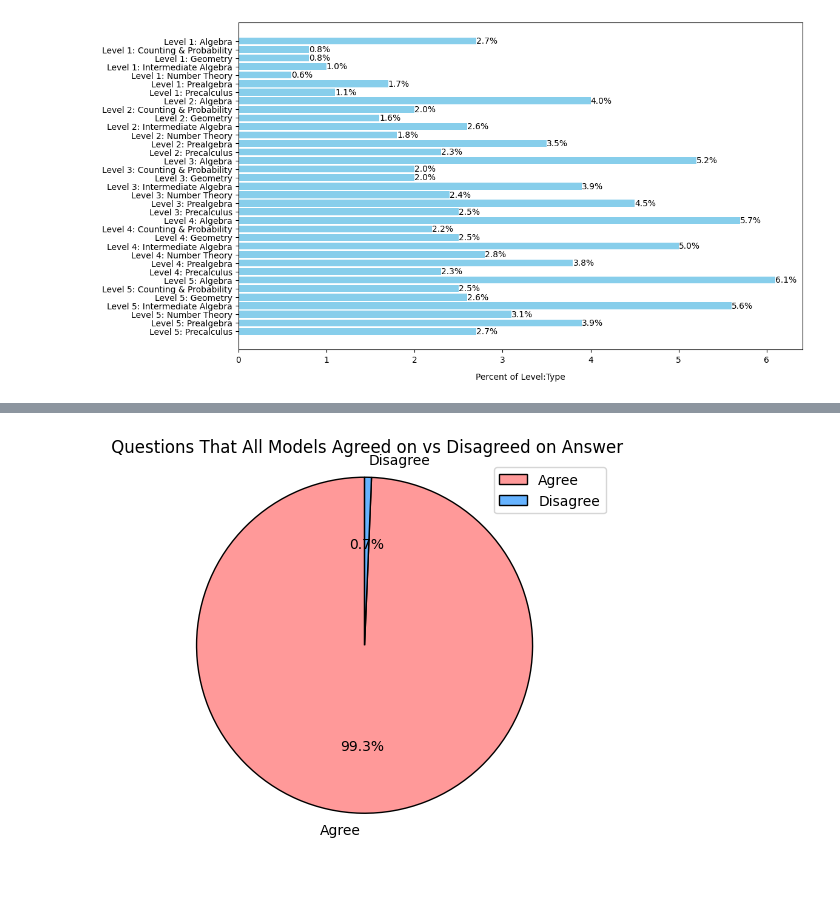
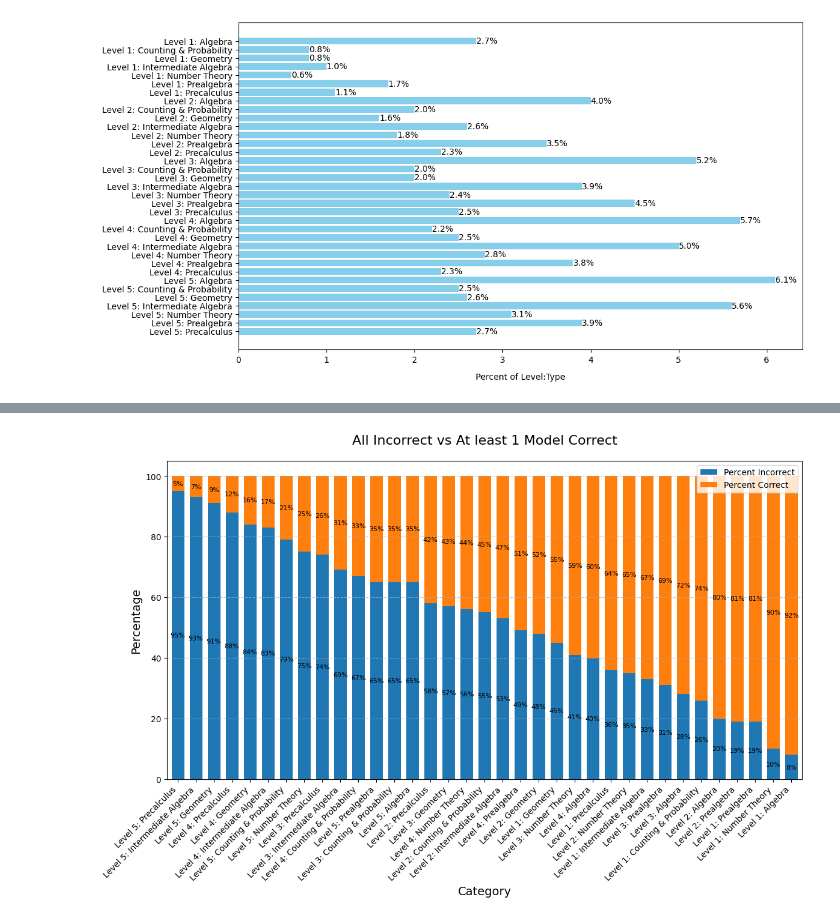
Before and after one commit to knazarali3/cs6220_math_group2, a Jupyter notebook: analysis_competition_math_kiran.ipynb, the cells around one changed output, grey strips where cells are left out. Drawn from its saved outputs; the diff is of its cells as text; code cells hidden in the pictures; blank space fills up the shorter version.

```diff
--- a/analysis_competition_math_kiran.ipynb
+++ b/analysis_competition_math_kiran.ipynb
@@ -74,6 +75,22 @@ mistral_results = format_mistral_inference_competition_math()
 all_results = ((llama3_results.merge(llema_results)).merge(qwen_results)).merge(mistral_results)
 all_results["all_correct"] = (all_results["llama3_is_correct"] == True) & (all_results["llema_is_correct"] == True) & (all_results["qwen_is_correct"] == True) & (all_results["mistral_is_correct"]==True)
 
+all_results["all_incorrect"] = (all_results["llama3_is_correct"] == False) & (all_results["llema_is_correct"] == False) & (all_results["qwen_is_correct"] == False) & (all_results["mistral_is_correct"]==False)
+
+all_results["at_least_3_correct"] = (
+    all_results[["llama3_is_correct", "llema_is_correct", "qwen_is_correct", "mistral_is_correct"]]
+    .sum(axis=1) >= 3
+)
+all_results["at_least_2_correct"] = (
+    all_results[["llama3_is_correct", "llema_is_correct", "qwen_is_correct", "mistral_is_correct"]]
+    .sum(axis=1) >= 2
+)
+
+all_results["at_least_1_correct"] = (
+    all_results[["llama3_is_correct", "llema_is_correct", "qwen_is_correct", "mistral_is_correct"]]
+    .sum(axis=1) >= 1
+)
+
 
 # Check wehere all answers solution column have the same answer
 # i.e. all models got the same answer
@@ -207,4 +327,39 @@ give_ensemble_model_all_correct_piechart().show()
-# %%
-give_ensemble_model_all_agree_piechart().show()
-# %% [output]
-[figure, removed]
+# %%
+import matplotlib.pyplot as plt
+
+df = get_competition_math_individual_breakdown_all_incorrect()
+
+percent_incorrect = [float(p.strip('%')) for p in df["Total Incorrect"]]
+percent_correct = [float(p.strip('%')) for p in df["Total Correct"]]
+df["Percent Correct"] = percent_correct
+df["Percent Incorrect"] = percent_incorrect
+df = df[["Level:Type", "Percent Incorrect", "Percent Correct"]]
+
+# Increase figure size and adjust spacing
+fig, ax = plt.subplots(figsize=(12, 8))  # Adjust width and height
+
+# Plot stacked bar chart
+df.plot.bar(x="Level:Type", stacked=True, ax=ax, width=0.7)  # Adjust width for spacing
+
+# Rotate and align x-axis labels
+plt.xticks(rotation=45, ha='right')
+
+# Add bar labels for percentages
+for container in ax.containers:
+    ax.bar_label(container, fmt='%.0f%%', label_type='center', size=8)
+
+# Adjust title and axis labels for better readability
+ax.set_title("All Incorrect vs At least 1 Model Correct", fontsize=16, pad=20)
+ax.set_ylabel("Percentage", fontsize=14)
+ax.set_xlabel("Category", fontsize=14)
+
+# Add grid for clarity
+ax.grid(axis='y', linestyle='--', alpha=0.7)
+
+# Adjust layout to fit everything
+plt.tight_layout()
+
+# Show plot
+plt.show()
+# %% [output]
+[figure, added]
```
Also changed, not shown: parts of 10 cells of this notebook, 1 other file.
